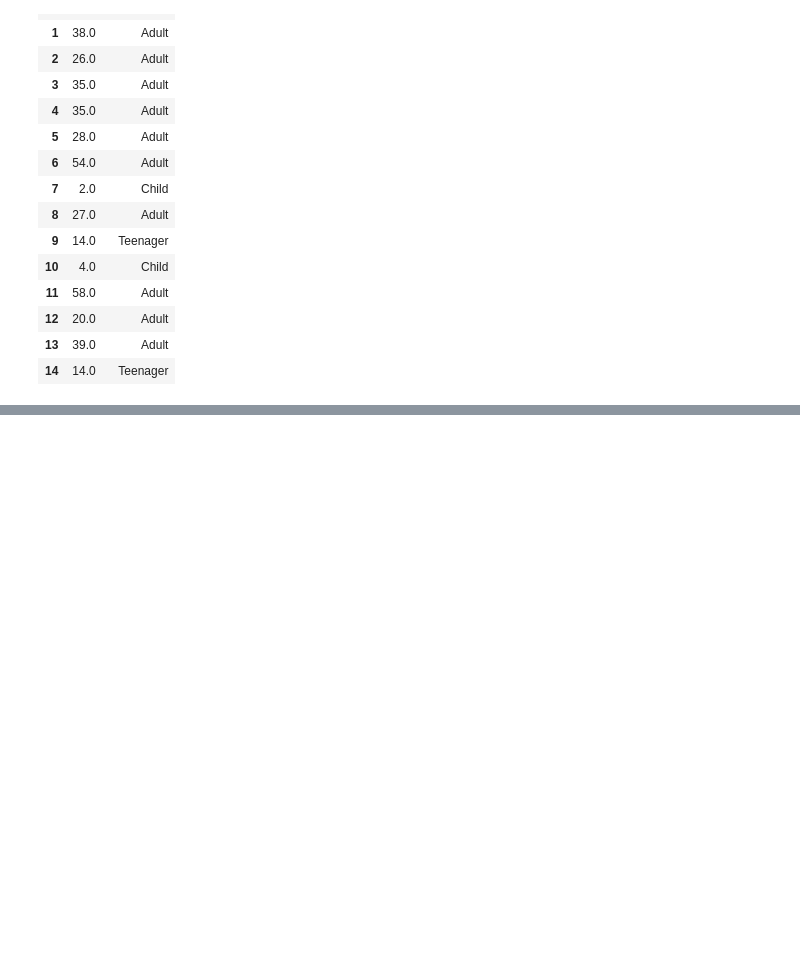
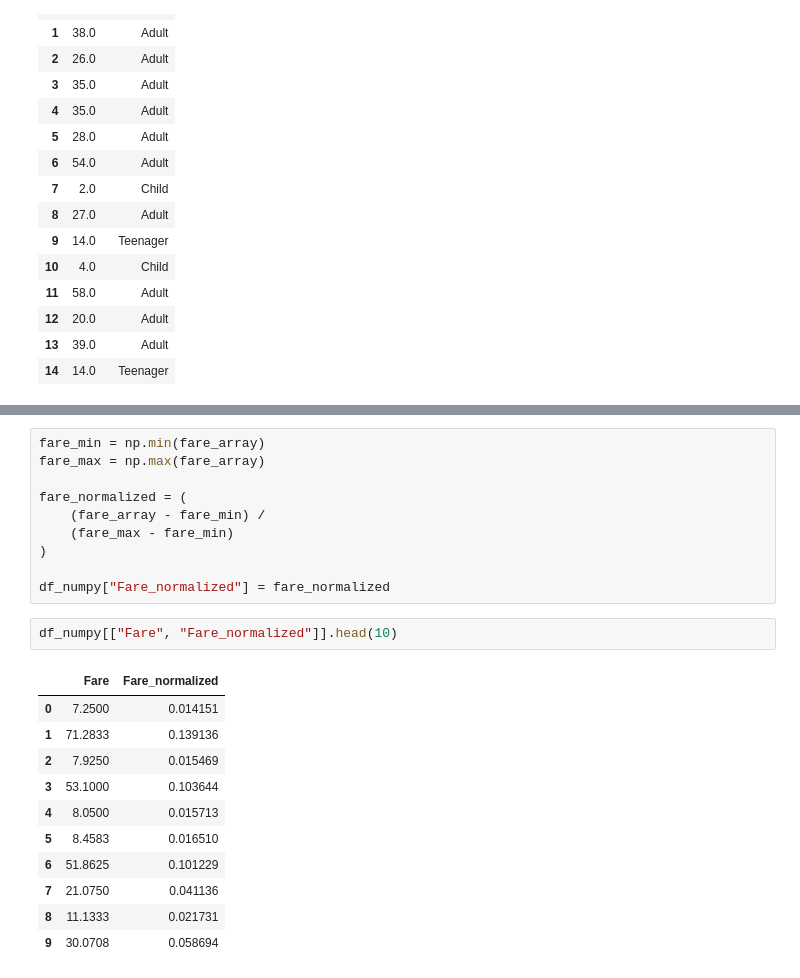
Before and after one commit to hammouyounes/Titanic-Data-Analysis, a Jupyter notebook: notebooks/Titanic_Analysis.ipynb, the cells around one changed output, grey strips where cells are left out. Cells and saved outputs as stored; diff of their text form; blank space fills up the shorter version.

```diff
--- a/notebooks/Titanic_Analysis.ipynb
+++ b/notebooks/Titanic_Analysis.ipynb
@@ -306,0 +446,24 @@ df_fe[["Age", "AgeGroup"]].head(15)
+# %%
+fare_min = np.min(fare_array)
+fare_max = np.max(fare_array)
+
+fare_normalized = (
+    (fare_array - fare_min) /
+    (fare_max - fare_min)
+)
+
+df_numpy["Fare_normalized"] = fare_normalized
+# %%
+df_numpy[["Fare", "Fare_normalized"]].head(10)
+# %% [output]
+|  | Fare | Fare_normalized |
+| 0 | 7.2500 | 0.014151 |
+| 1 | 71.2833 | 0.139136 |
+| 2 | 7.9250 | 0.015469 |
+| 3 | 53.1000 | 0.103644 |
+| 4 | 8.0500 | 0.015713 |
+| 5 | 8.4583 | 0.016510 |
+| 6 | 51.8625 | 0.101229 |
+| 7 | 21.0750 | 0.041136 |
+| 8 | 11.1333 | 0.021731 |
+| 9 | 30.0708 | 0.058694 |
```
Also changed, not shown: parts of 23 cells of this notebook.
